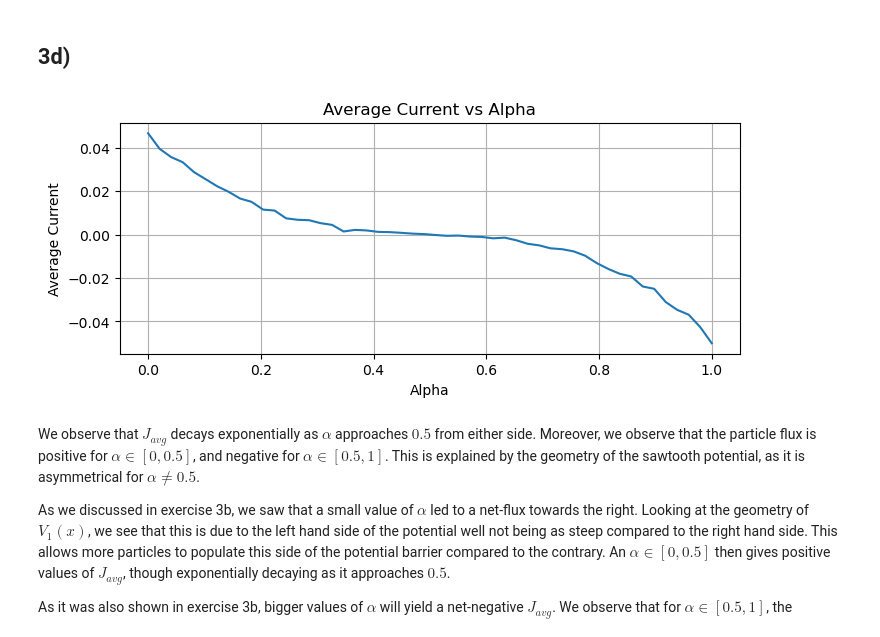
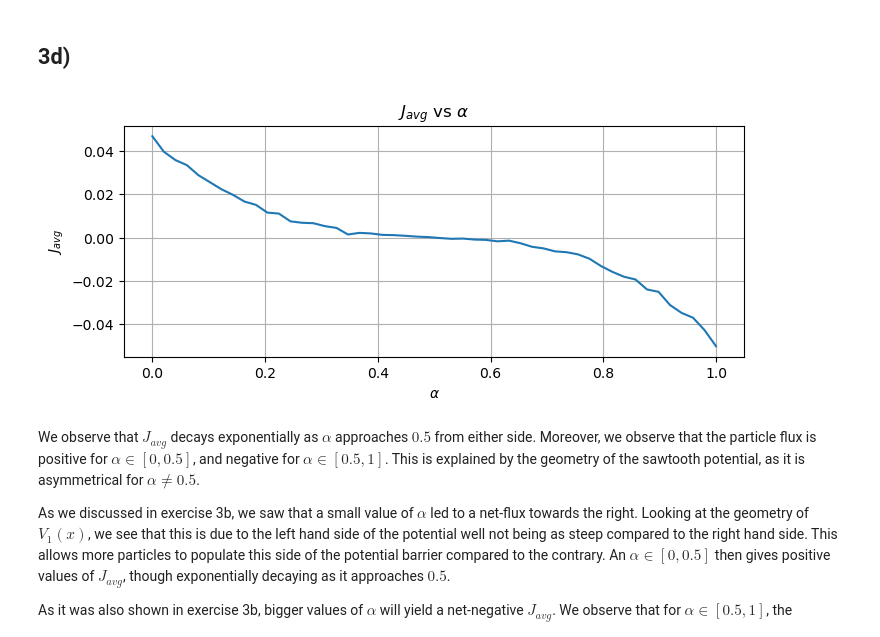
Before and after one commit to Benj181/VitBerProject01, a Jupyter notebook: rapport.ipynb, the cells around one changed output. Saved outputs shown, nothing was run; the diff lists cells and outputs as text; code cells hidden in the pictures.

```diff
--- a/rapport.ipynb
+++ b/rapport.ipynb
@@ -753,15 +753,15 @@ def opg3dSim(N_p):
 # %%
 # generateData(N_x * 12, opg3d=True)
 alphaList, averageCurrent04 = getData("opg3d")
 plt.figure(figsize=(8, 3))
 plt.plot(alphaList, averageCurrent04)
-plt.xlabel("Alpha")
-plt.ylabel("Average Current")
-plt.title("Average Current vs Alpha")
+plt.xlabel(r"$\alpha$")
+plt.ylabel(r"$J_{avg}$")
+plt.title(r"$J_{avg}$ vs $\alpha$")
 plt.grid()
 plt.show()
 # %% [output]
-[figure, old version]
+[figure, new version]
 # %% [markdown]
 We observe that $J_{avg}$ decays exponentially as $\alpha$ approaches $0.5$ from either side. Moreover, we observe that the particle flux is positive for $\alpha \in [0, 0.5]$, and negative for $\alpha \in [0.5, 1]$. This is explained by the geometry of the sawtooth potential, as it is asymmetrical for $\alpha \neq 0.5$.
 
```
Also changed, not shown: parts of 19 cells of this notebook.
